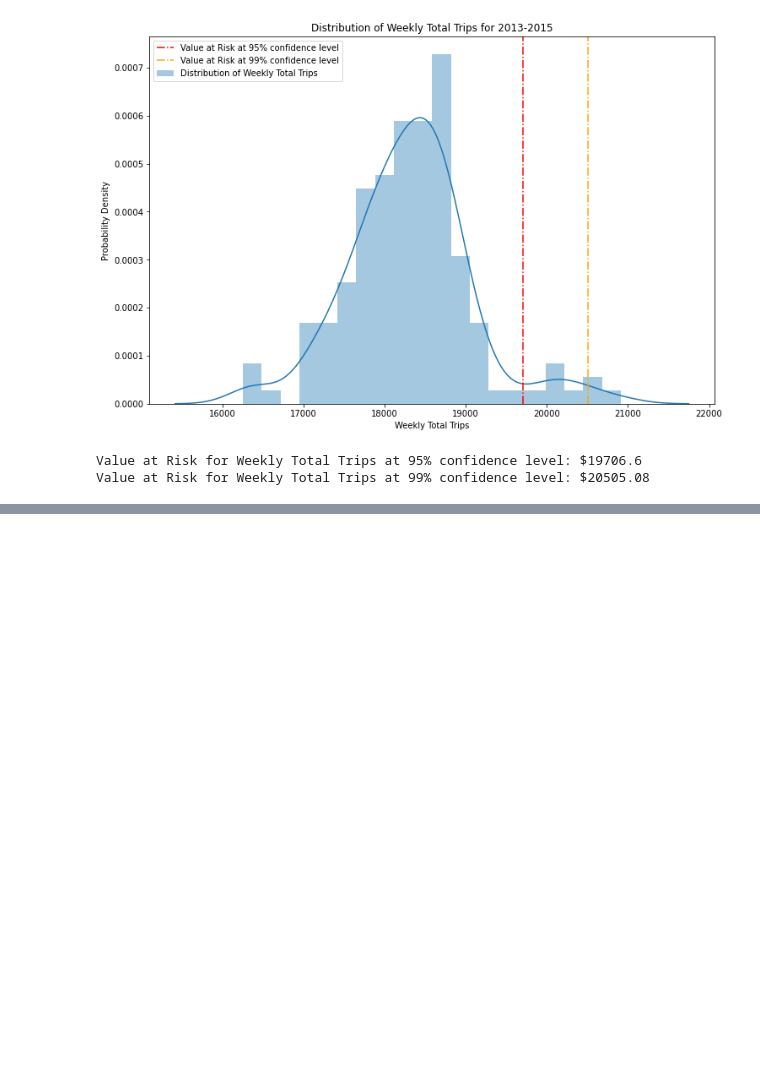
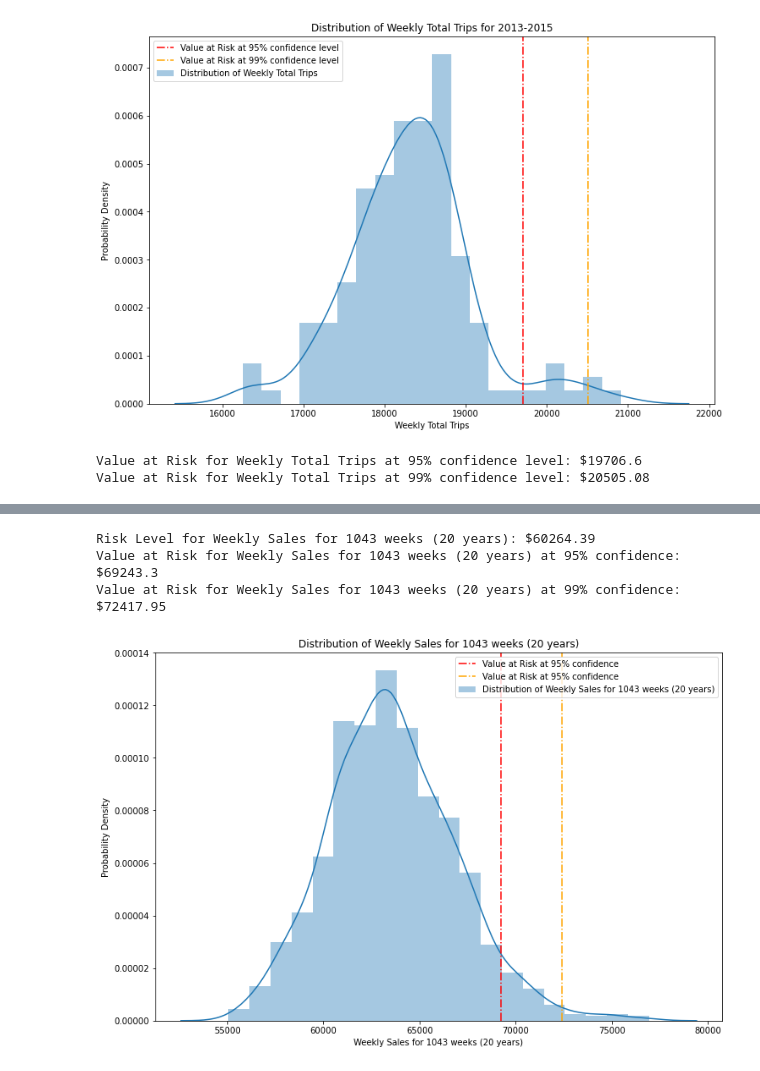
Before and after one commit to shubhamsakhuja/Customer-Segementation-and-Forecasting, a Jupyter notebook: Risk Analysis.ipynb, the cells around one changed output, grey strips where cells are left out. Cells and saved outputs as stored; diff of their text form; code cells hidden in the pictures; blank space fills up the shorter version.

```diff
--- a/Risk Analysis.ipynb
+++ b/Risk Analysis.ipynb
@@ -628,0 +755,36 @@ plt.show()
+# %%
+sample3 = np.random.choice(TDist, size=1043)
+SampleArray = sample3
+SampleArray = [SampleArray]
+# %%
+# Generate random samples of total sales for 20 years.
+
+totalSalesSampled20Years = []
+for WeekTrips in SampleArray[0]:
+    WeekSales = scipyStats.lognorm.rvs(fitShape, fitLoc, fitScale, size = 1043)
+    totalSalesSampled20Years.append(sum(WeekSales))
+
+# Calculating Risk Level for Daily Total Sales using Volatility:
+print("Risk Level for Weekly Sales for 1043 weeks (20 years): $" + str(round(myStats.mean(totalSalesSampled20Years) - myStats.stdev(totalSalesSampled20Years), 2)))
+
+# Calculating Value at Risk for Daily Total Sales at 5% significance level:
+print("Value at Risk for Weekly Sales for 1043 weeks (20 years) at 95% confidence: $" + str(round(np.percentile(np.array(totalSalesSampled20Years), 95), 2)))
+
+# Calculating Value at Risk for Daily Total Sales at 5% significance level:
+print("Value at Risk for Weekly Sales for 1043 weeks (20 years) at 99% confidence: $" + str(round(np.percentile(np.array(totalSalesSampled20Years), 99), 2)))
+
+plt.figure(figsize = (12, 8))
+histo = sb.distplot(totalSalesSampled20Years, label = "Distribution of Weekly Sales for 1043 weeks (20 years)", bins = 20, kde = True)
+plt.axvline(round(np.percentile(np.array(totalSalesSampled20Years), 95), 2), color = "red", linestyle = "-.", label = "Value at Risk at 95% confidence")
+plt.axvline(round(np.percentile(np.array(totalSalesSampled20Years), 99), 2), color = "orange", linestyle = "-.", label = "Value at Risk at 95% confidence")
+plt.xlabel("Weekly Sales for 1043 weeks (20 years)")
+plt.ylabel("Probability Density")
+plt.title("Distribution of Weekly Sales for 1043 weeks (20 years)")
+plt.legend()
+plt.ticklabel_format(style='plain')
+plt.show()
+# %% [output]
+Risk Level for Weekly Sales for 1043 weeks (20 years): $60264.39
+Value at Risk for Weekly Sales for 1043 weeks (20 years) at 95% confidence: $69243.3
+Value at Risk for Weekly Sales for 1043 weeks (20 years) at 99% confidence: $72417.95
+[figure, added]
```
Also changed, not shown: parts of 19 cells of this notebook.
